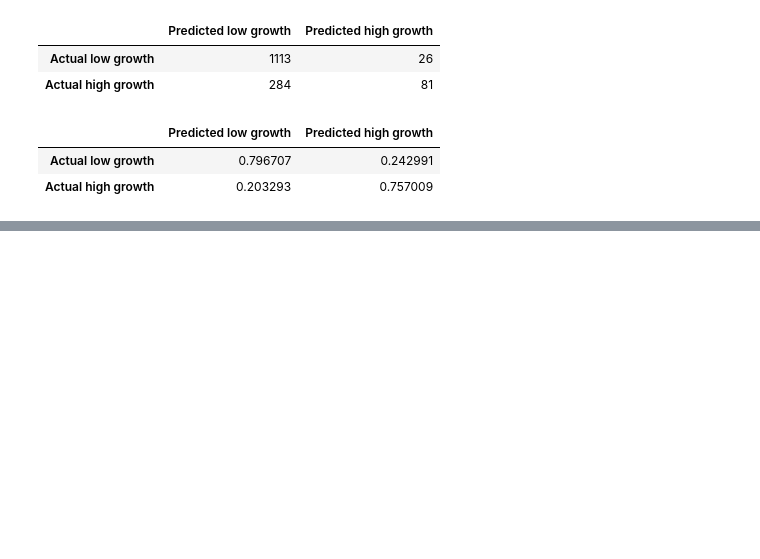
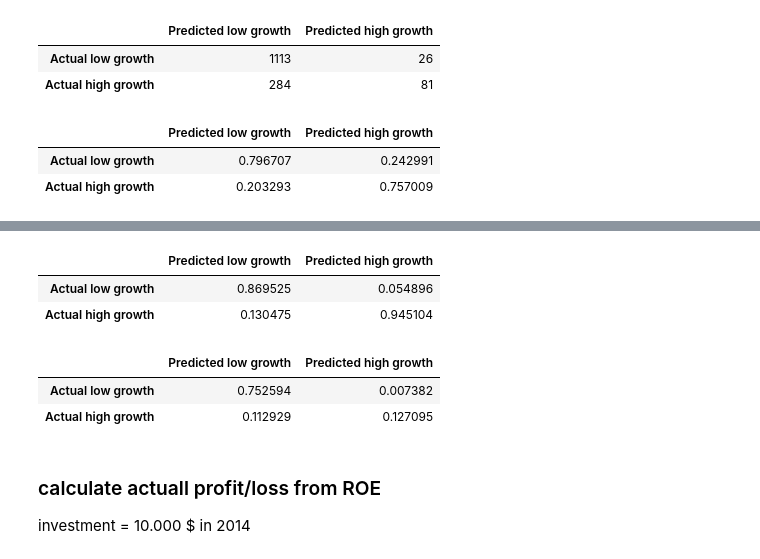
Before and after one commit to adamvig96/Prediction-with-Machine-Learning-for-Economists, a Jupyter notebook: Assignment-3/code/predict-roe-manuf.ipynb, the cells around one changed output, grey strips where cells are left out. Drawn from its saved outputs; the diff is of its cells as text; code cells hidden in the pictures; blank space fills up the shorter version.

```diff
--- a/Assignment-3/code/predict-roe-manuf.ipynb
+++ b/Assignment-3/code/predict-roe-manuf.ipynb
@@ -1208,0 +1247,28 @@ cm2
+# %%
+cm_object2 = confusion_matrix(y_live, live_prediction, labels=[0, 1],normalize="pred")
+cm2 = pd.DataFrame(
+    cm_object2,
+    index=["Actual low growth", "Actual high growth"],
+    columns=["Predicted low growth", "Predicted high growth"],
+)
+cm2
+# %% [output]
+|  | Predicted low growth | Predicted high growth |
+| Actual low growth | 0.869525 | 0.054896 |
+| Actual high growth | 0.130475 | 0.945104 |
+# %%
+cm_object2 = confusion_matrix(y_live, live_prediction, labels=[0, 1],normalize="all")
+cm2 = pd.DataFrame(
+    cm_object2,
+    index=["Actual low growth", "Actual high growth"],
+    columns=["Predicted low growth", "Predicted high growth"],
+)
+cm2
+# %% [output]
+|  | Predicted low growth | Predicted high growth |
+| Actual low growth | 0.752594 | 0.007382 |
+| Actual high growth | 0.112929 | 0.127095 |
+# %% [markdown]
+### calculate actuall profit/loss from ROE
+
+investment = 10.000 $ in 2014
```
Also changed, not shown: parts of 7 cells of this notebook, 2 other files.
